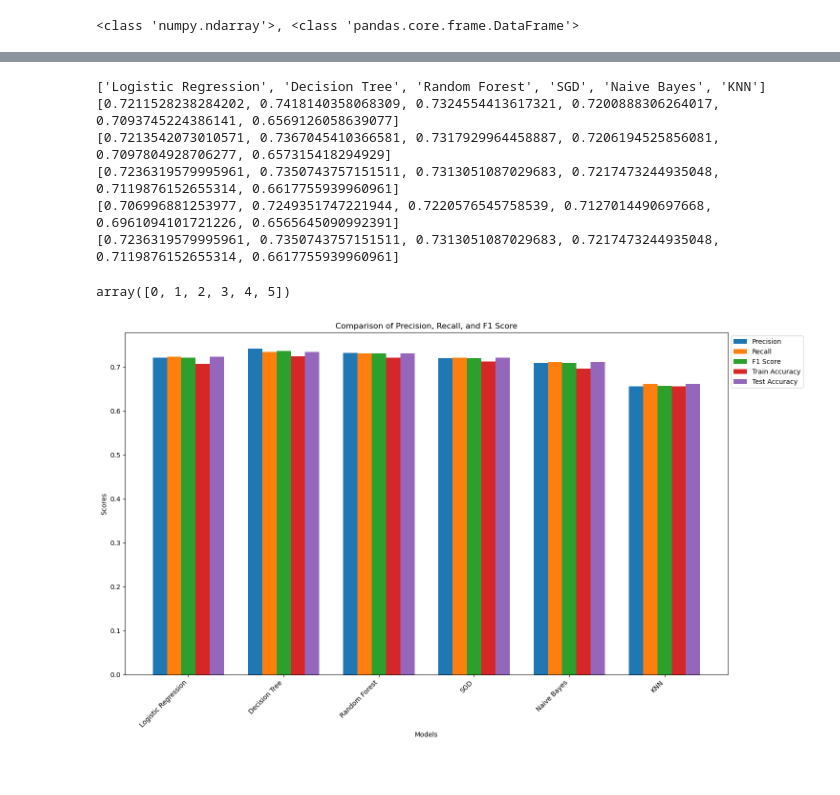
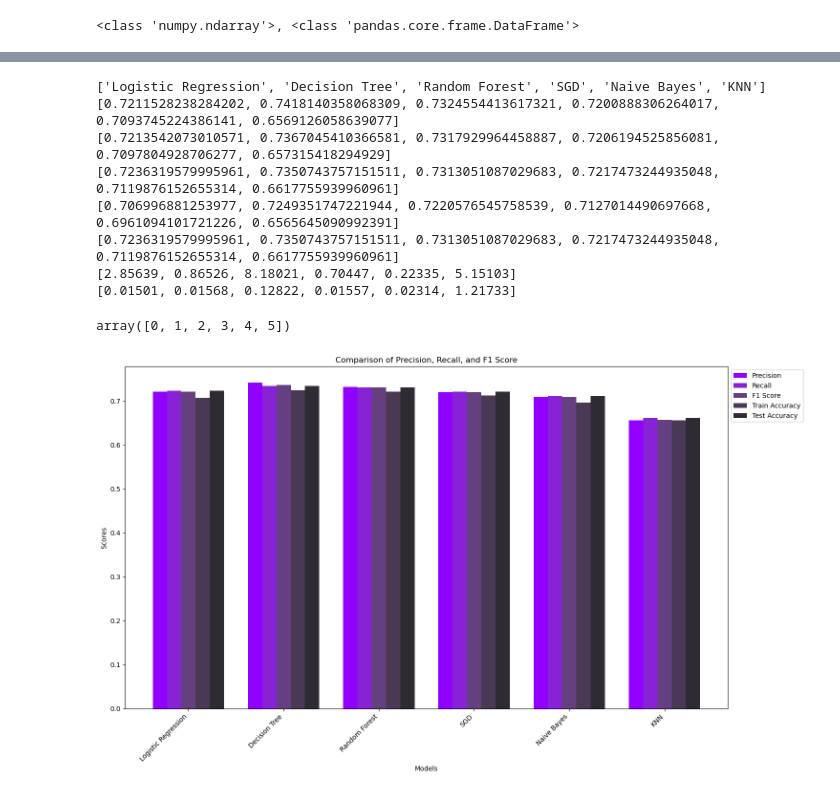
Before and after one commit to MohitPanchasara/Machine-Learning, a Jupyter notebook: Projects/Alzheimerz Classification/Alzheimer's ClassificationUntitled.ipynb, the cells around one changed output, grey strips where cells are left out. Saved outputs shown, nothing was run; the diff lists cells and outputs as text; code cells hidden in the pictures.

```diff
--- a/Projects/Alzheimerz Classification/Alzheimer's ClassificationUntitled.ipynb
+++ b/Projects/Alzheimerz Classification/Alzheimer's ClassificationUntitled.ipynb
@@ -350,6 +358,9 @@ precision = []
 f1_score = []
 train_accuracy = []
 test_accuracy = []
+training_time = []
+testing_time = []
+
 model_names = list(results.keys())
 
 for (model_name, result) in results.items():
@@ -358,6 +369,9 @@ for (model_name, result) in results.items():
     f1_score.append(result['Classification Report']['weighted avg']['f1-score'])
     train_accuracy.append(result['Train Accuracy'])
     test_accuracy.append(result['Test Accuracy'])
+    training_time.append(result['Training Time (s)'])
+    testing_time.append(result['Testing Time (s)'])
+
 
 print(f"{model_names}")
 print(f"{precision}")
@@ -365,6 +379,8 @@ print(f"{f1_score}")
 print(f"{recall}")
 print(f"{train_accuracy}")
 print(f"{test_accuracy}")
+print(f"{training_time}")
+print(f"{testing_time}")
 # %% [output]
 ['Logistic Regression', 'Decision Tree', 'Random Forest', 'SGD', 'Naive Bayes', 'KNN']
 [0.7211528238284202, 0.7418140358068309, 0.7324554413617321, 0.7200888306264017, 0.7093745224386141, 0.6569126058639077]
@@ -372,6 +388,8 @@ print(f"{test_accuracy}")
 [0.7236319579995961, 0.7350743757151511, 0.7313051087029683, 0.7217473244935048, 0.7119876152655314, 0.6617755939960961]
 [0.706996881253977, 0.7249351747221944, 0.7220576545758539, 0.7127014490697668, 0.6961094101721226, 0.6565645090992391]
 [0.7236319579995961, 0.7350743757151511, 0.7313051087029683, 0.7217473244935048, 0.7119876152655314, 0.6617755939960961]
+[2.85639, 0.86526, 8.18021, 0.70447, 0.22335, 5.15103]
+[0.01501, 0.01568, 0.12822, 0.01557, 0.02314, 1.21733]
 # %%
 x = np.arange(len(model_names))
 x
@@ -380,28 +398,29 @@ array([0, 1, 2, 3, 4, 5])
 # %%
 # Plot comparison of precision, recall, and f1-score
 def plot_metrics_comparison(results):
     metrics = ['precision', 'recall', 'f1-score']
     model_names = list(results.keys())
     x = np.arange(len(model_names))
     width = 0.15
+    colors = ['#9101FF', '#8823D5', '#644080', '#493955', '#2F2B33']
 
     fig, ax = plt.subplots(figsize=(15, 9))
-    rects1 = ax.bar(x - width*2, precision, width, label='Precision')
-    rects2 = ax.bar(x - width, recall, width, label='Recall')
-    rects3 = ax.bar(x, f1_score, width, label='F1 Score')
-    rects4 = ax.bar(x + width, train_accuracy, width, label='Train Accuracy')
-    rects5 = ax.bar(x + width*2, test_accuracy, width, label='Test Accuracy')
+    rects1 = ax.bar(x - width*2, precision, width, label='Precision', color=colors[0])
+    rects2 = ax.bar(x - width, recall, width, label='Recall', color=colors[1])
+    rects3 = ax.bar(x, f1_score, width, label='F1 Score', color=colors[2])
+    rects4 = ax.bar(x + width, train_accuracy, width, label='Train Accuracy', color=colors[3])
+    rects5 = ax.bar(x + width*2, test_accuracy, width, label='Test Accuracy', color=colors[4])
 
     ax.set_xlabel('Models')
     ax.set_ylabel('Scores')
     ax.set_title('Comparison of Precision, Recall, and F1 Score')
     ax.set_xticks(x)
     ax.set_xticklabels(model_names, rotation=45, ha="right")
     ax.legend(loc='upper left', bbox_to_anchor=(1, 1))
 
     plt.tight_layout()
     plt.show()
 
 plot_metrics_comparison(results)
 # %% [output]
-[figure, old version]
+[figure, new version]
```
Also changed, not shown: parts of 7 cells of this notebook, 1 other file.
